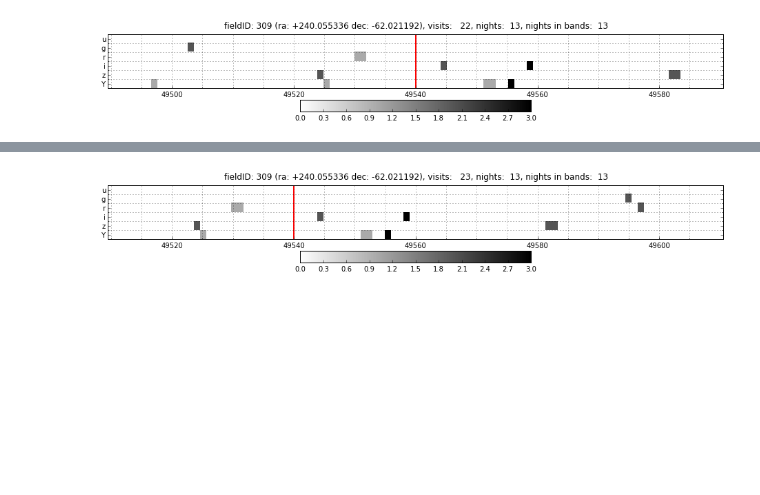
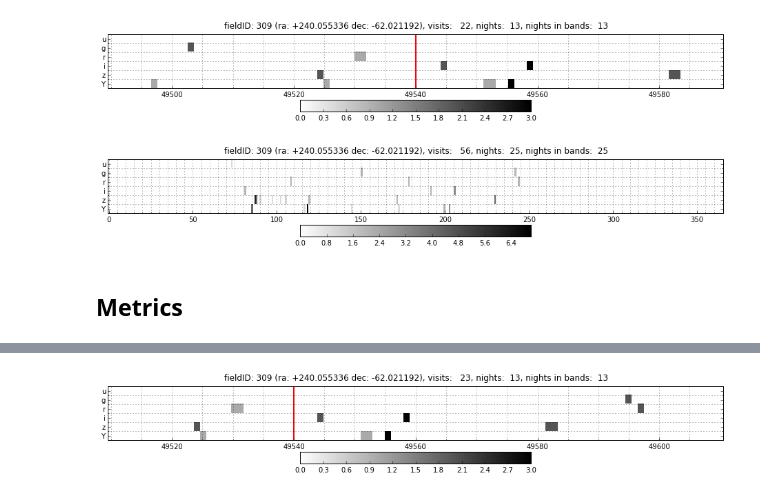
Before and after one commit to rbiswas4/Cadence, a Jupyter notebook: quality/LightCurveMetrics.ipynb, the cells around one changed output, grey strips where cells are left out. Drawn from its saved outputs; the diff is of its cells as text; code cells hidden in the pictures; blank space fills up the shorter version.

```diff
--- a/quality/LightCurveMetrics.ipynb
+++ b/quality/LightCurveMetrics.ipynb
@@ -79,5 +90,12 @@ ss = so.simlib(fieldID=309)
 _ = so.cadence_plot(fieldID=309, mjd_center=49540)
 # %% [output]
 [figure]
+# %%
+# 1st season by default
+_ = so.cadence_plot(fieldID=309)
+# %% [output]
+[figure, added]
+# %% [markdown]
+## Metrics
 # %%
 qm = PerSNMetric(fieldID=309, t0=49540, summarydf=summarydf, lsst_bp=lsst_bp)
```
Also changed, not shown: parts of 96 cells of this notebook, 1 other file.
